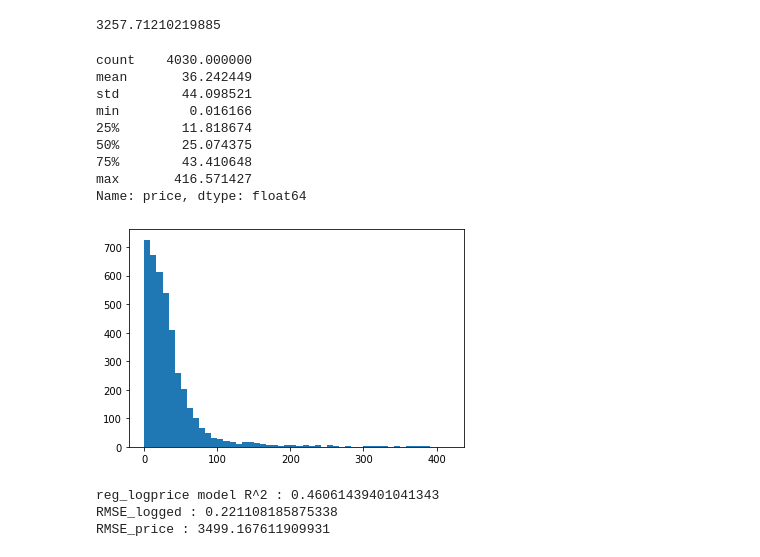
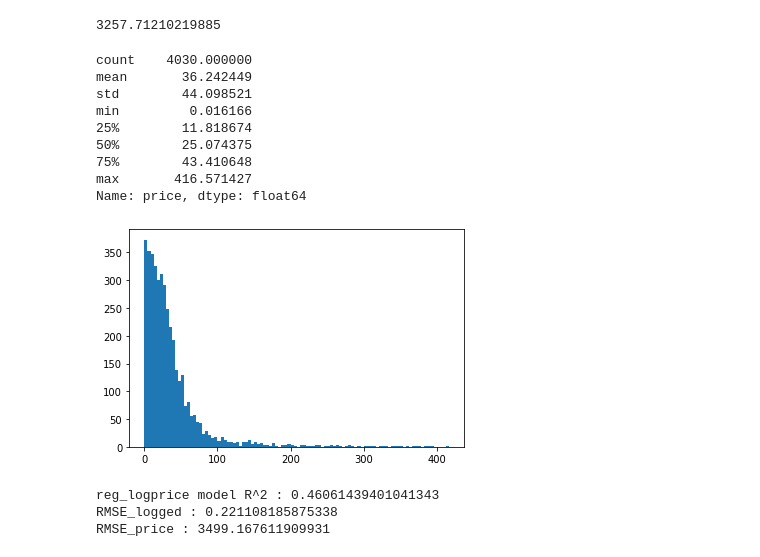
Before and after one commit to RyanXJu/Airbnb_Montreal, a Jupyter notebook: PricePrediction.ipynb, the cells around one changed output. Cells and saved outputs as stored; diff of their text form; code cells hidden in the pictures.

```diff
--- a/PricePrediction.ipynb
+++ b/PricePrediction.ipynb
@@ -431,20 +431,20 @@ mean_squared_error(y_test, y_pred)
 # %%
 err= np.abs(y_pred - y_test)
 print(err.describe())
 
-plt.hist(err, bins=50)
+plt.hist(err, bins = 100)
 plt.show()
 # %% [output]
 count    4030.000000
 mean       36.242449
 std        44.098521
 min         0.016166
 25%        11.818674
 50%        25.074375
 75%        43.410648
 max       416.571427
 Name: price, dtype: float64
-[figure, old version]
+[figure, new version]
 # %%
 ##
 # use log price to make model
```
Also changed, not shown: parts of 1 cell of this notebook.
